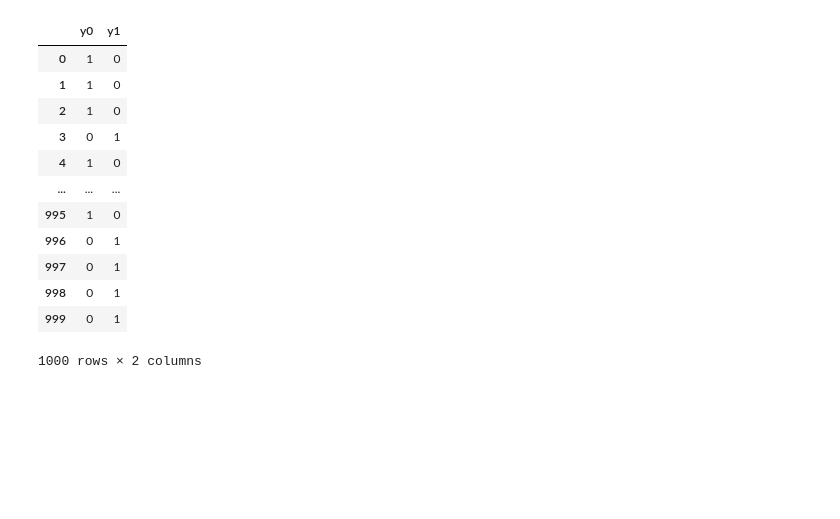
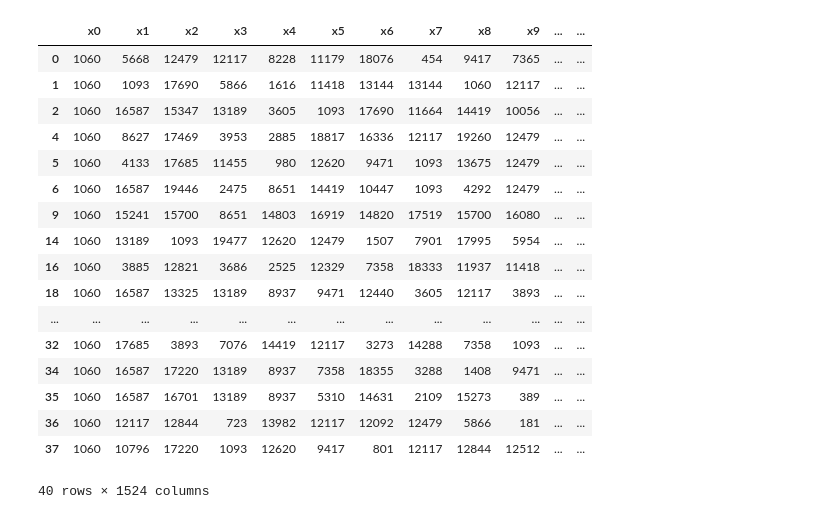
Before and after one commit to jeanmaxcacacho/nlp_lab2, a Jupyter notebook: main.ipynb, the cells around one changed output. Drawn from its saved outputs; the diff is of its cells as text; code cells hidden in the pictures; blank space fills up the shorter version.

```diff
--- a/main.ipynb
+++ b/main.ipynb
@@ -29,18 +31,32 @@ df
-# %%
-x = df.iloc[:,:-2]
-y = df.iloc[:,-2:]
-y
-# %% [output]
-|  | y0 | y1 |
-| 0 | 1 | 0 |
-| 1 | 1 | 0 |
-| 2 | 1 | 0 |
-| 3 | 0 | 1 |
-| 4 | 1 | 0 |
-| ... | ... | ... |
-| 995 | 1 | 0 |
-| 996 | 0 | 1 |
-| 997 | 0 | 1 |
-| 998 | 0 | 1 |
-| 999 | 0 | 1 |
-1000 rows × 2 columns
+# %%
+# train - 20 positive, 20 negative
+# test - 5 positive, 5 negative
+
+positive_mask = df.y0 == 1
+negative_mask = df.y0 == 0
+
+positive_reviews = df[positive_mask]
+negative_reviews = df[negative_mask]
+
+train = pd.concat([positive_reviews.iloc[:20,:], negative_reviews.iloc[:20,:]])
+test = pd.concat([positive_reviews.iloc[:5,:], negative_reviews.iloc[:5,:]])
+train
+# %% [output]
+|  | x0 | x1 | x2 | x3 | x4 | x5 | x6 | x7 | x8 | x9 | ... | ... |
+| 0 | 1060 | 5668 | 12479 | 12117 | 8228 | 11179 | 18076 | 454 | 9417 | 7365 | ... | ... |
+| 1 | 1060 | 1093 | 17690 | 5866 | 1616 | 11418 | 13144 | 13144 | 1060 | 12117 | ... | ... |
+| 2 | 1060 | 16587 | 15347 | 13189 | 3605 | 1093 | 17690 | 11664 | 14419 | 10056 | ... | ... |
+| 4 | 1060 | 8627 | 17469 | 3953 | 2885 | 18817 | 16336 | 12117 | 19260 | 12479 | ... | ... |
+| 5 | 1060 | 4133 | 17685 | 11455 | 980 | 12620 | 9471 | 1093 | 13675 | 12479 | ... | ... |
+| 6 | 1060 | 16587 | 19446 | 2475 | 8651 | 14419 | 10447 | 1093 | 4292 | 12479 | ... | ... |
+| 9 | 1060 | 15241 | 15700 | 8651 | 14803 | 16919 | 14820 | 17519 | 15700 | 16080 | ... | ... |
+| 14 | 1060 | 13189 | 1093 | 19477 | 12620 | 12479 | 1507 | 7901 | 17995 | 5954 | ... | ... |
+| 16 | 1060 | 3885 | 12821 | 3686 | 2525 | 12329 | 7358 | 18333 | 11937 | 11418 | ... | ... |
+| 18 | 1060 | 16587 | 13325 | 13189 | 8937 | 9471 | 12440 | 3605 | 12117 | 3893 | ... | ... |
+| ... | ... | ... | ... | ... | ... | ... | ... | ... | ... | ... | ... | ... |
+| 32 | 1060 | 17685 | 3893 | 7076 | 14419 | 12117 | 3273 | 14288 | 7358 | 1093 | ... | ... |
+| 34 | 1060 | 16587 | 17220 | 13189 | 8937 | 7358 | 18355 | 3288 | 1408 | 9471 | ... | ... |
+| 35 | 1060 | 16587 | 16701 | 13189 | 8937 | 5310 | 14631 | 2109 | 15273 | 389 | ... | ... |
+| 36 | 1060 | 12117 | 12844 | 723 | 13982 | 12117 | 12092 | 12479 | 5866 | 181 | ... | ... |
+| 37 | 1060 | 10796 | 17220 | 1093 | 12620 | 9417 | 801 | 12117 | 12844 | 12512 | ... | ... |
+40 rows × 1524 columns
```
Also changed, not shown: parts of 10 cells of this notebook, 1 other file.
